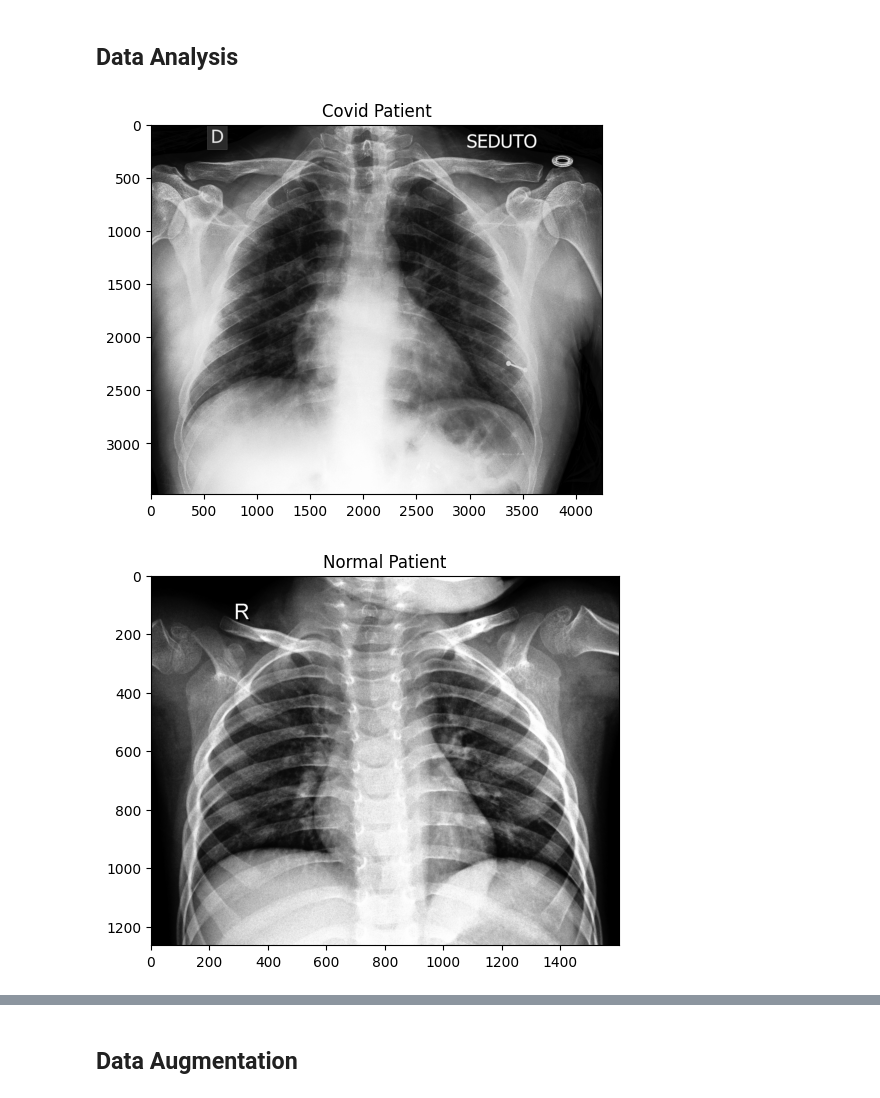
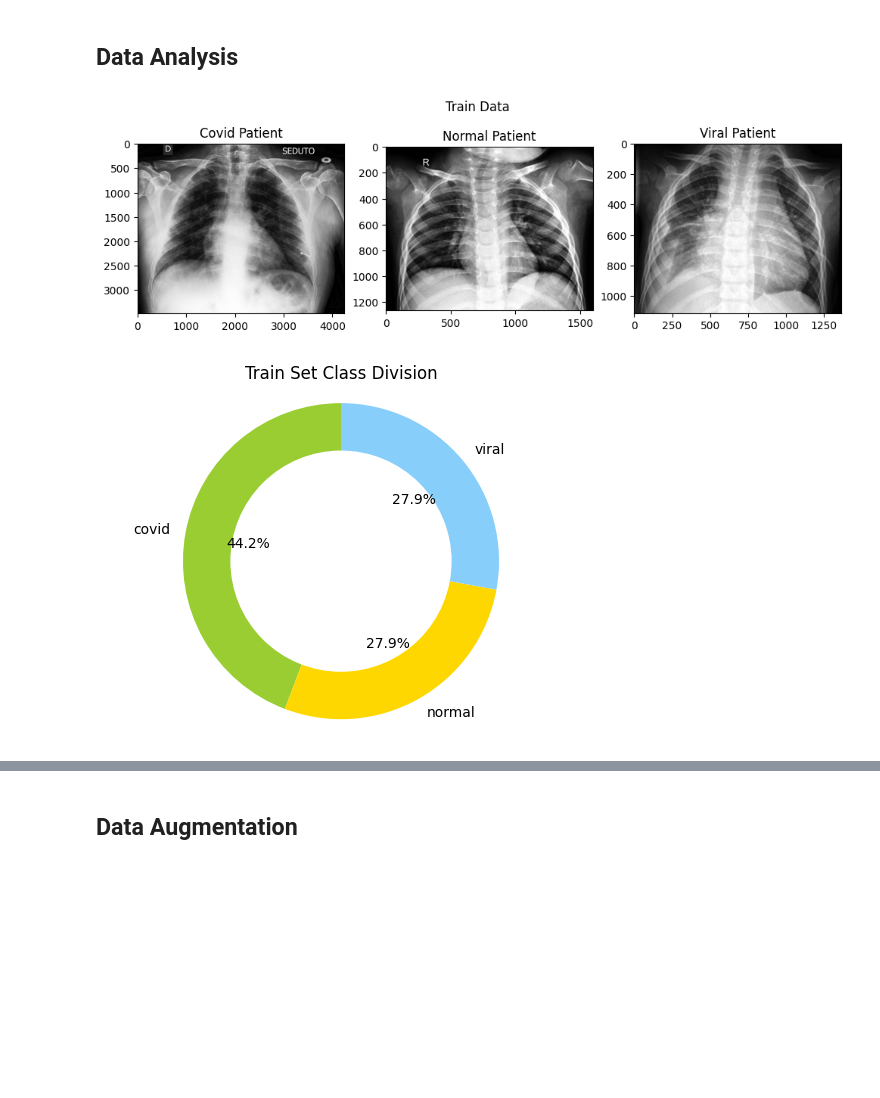
Before and after one commit to fernand0labra/ltu-M7016H, a Jupyter notebook: project.ipynb, the cells around one changed output, grey strips where cells are left out. Cells and saved outputs as stored; diff of their text form; code cells hidden in the pictures; blank space fills up the shorter version.

```diff
--- a/project.ipynb
+++ b/project.ipynb
@@ -3,9 +3,10 @@
 # %%
 import matplotlib.pyplot as plt
 
-def char_plot(sizes, labels):
+def char_plot(set, sizes, labels):
     colors = ['yellowgreen', 'gold', 'lightskyblue']
 
+    plt.figure(figsize=(5, 4))
     plt.pie(sizes, labels=labels, colors=colors, startangle=90, autopct='%1.1f%%')
 
     # Add circle at center to create the effect of a cheese graph
@@ -13,31 +14,33 @@ def char_plot(sizes, labels):
     fig = plt.gcf()
     fig.gca().add_artist(centre_circle)
 
-    plt.title('Dataset Class Division')
+    plt.title(set.capitalize() + ' Set Class Division')
     plt.axis('equal')  # Ensure circular pie
     plt.tight_layout()  # Avoid overlapping labels
     plt.show()
 # %%
 import os
-import zipfile
 import numpy as np
 import matplotlib.image as mpimg
 
-# if not os.path.isfile('./data'):
-#   with zipfile.ZipFile('./data.zip', 'r') as zip_ref:
-#       zip_ref.extractall('./')
-
-directory_path = "./data/train/"
+data_path = "./data"
+set_path = ["train", "test"]
 labels = ['covid', 'normal', 'viral']
 sizes = np.zeros(3, dtype=np.int32)
 
-for i, l in enumerate(labels):
-    sizes[i] = len(os.listdir(directory_path + l))
-    plt.imshow(mpimg.imread(directory_path + l + '/' + str(i+1) + ".jpeg"))
-    plt.title(l.capitalize() + " Patient")
+for set in set_path:
+    fig = plt.figure(figsize=(12, 3.5))
+    fig.suptitle(set.capitalize() + " Data")
+
+    for ix, l in enumerate(labels):
+        directory_path = data_path + "/" + set + "/" + l
+        sizes[ix] = len(os.listdir(directory_path))
+        plt.subplot(1, 3, ix + 1)
+        plt.imshow(mpimg.imread(directory_path + '/' + str(ix + 1) + ".jpeg"))
+        plt.title(l.capitalize() + " Patient")
     plt.show()
 
-char_plot(sizes, labels)
+    char_plot(set, sizes, labels)
 # %% [output]
-[figure, old version]
+[figure, new version]
-[figure, old version]
+[figure, new version]
```
Also changed, not shown: parts of 5 cells of this notebook, 3 other files.
